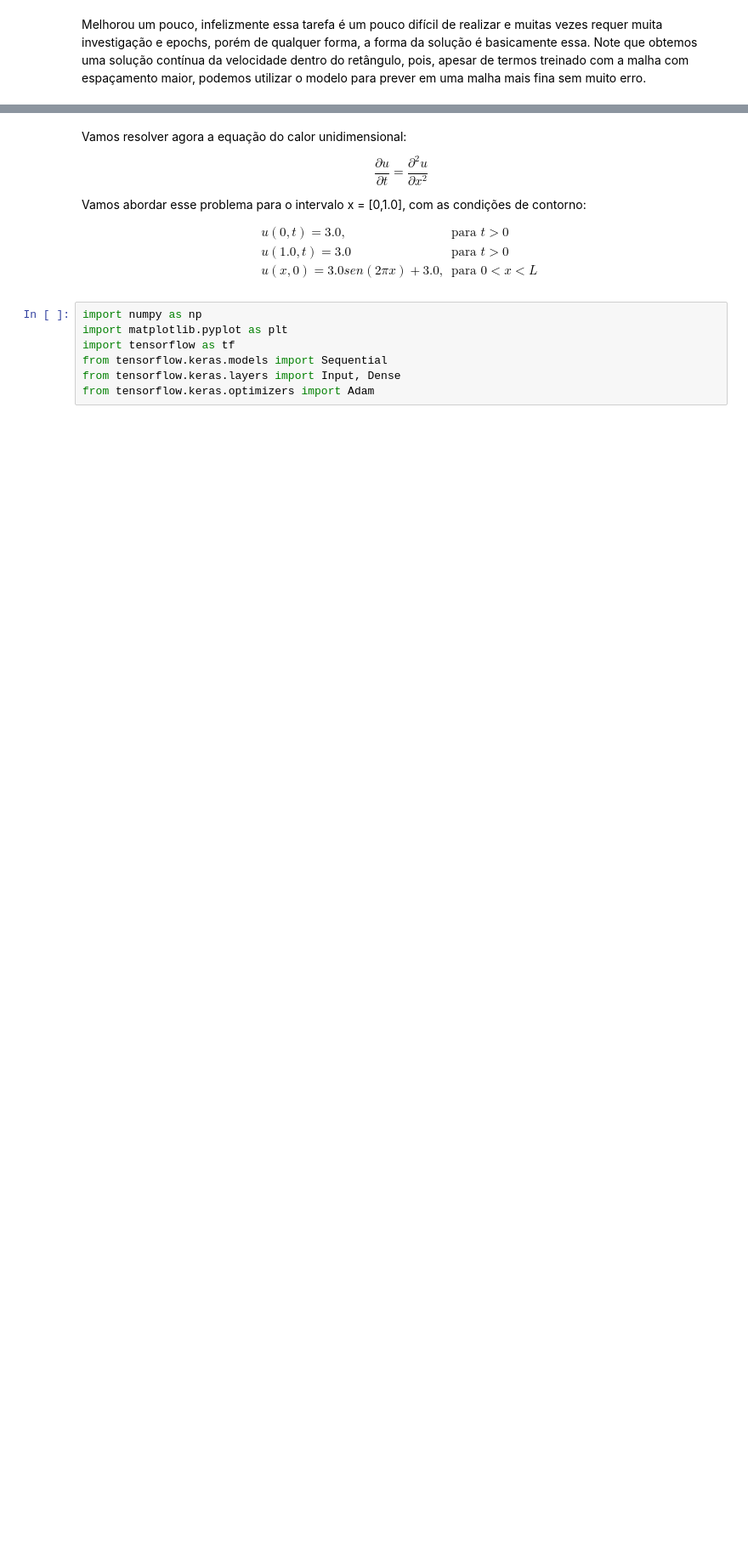
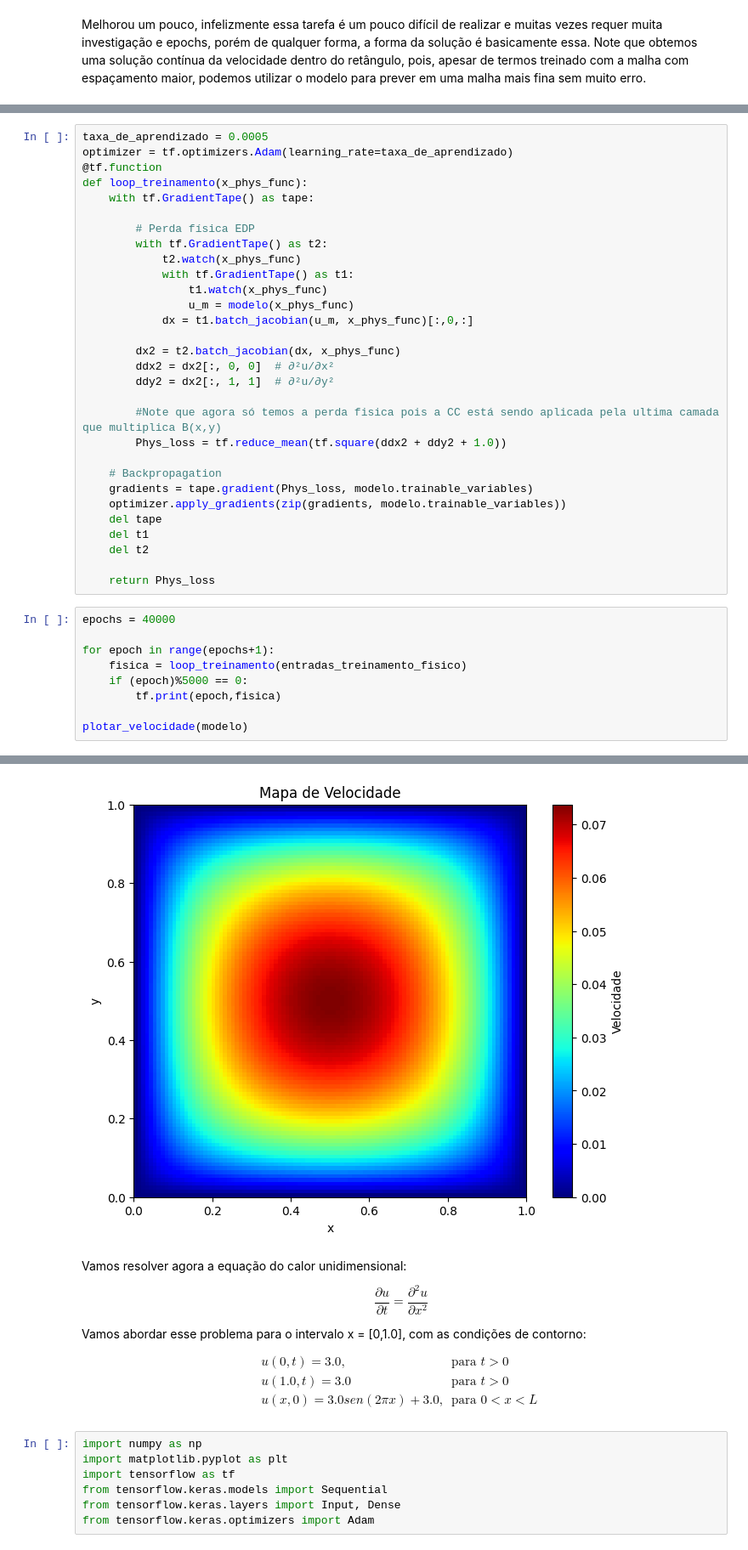
Before and after one commit to monnomero/IA-para-fisica, a Jupyter notebook: aula4.ipynb, the cells around one changed output, grey strips where cells are left out. Shown at 85% size. Cells and saved outputs as stored; diff of their text form; blank space fills up the shorter version.

```diff
--- a/aula4.ipynb
+++ b/aula4.ipynb
@@ -187,0 +261,40 @@ Melhorou um pouco, infelizmente essa tarefa é um pouco difícil de realizar e m
+# %%
+taxa_de_aprendizado = 0.0005
+optimizer = tf.optimizers.Adam(learning_rate=taxa_de_aprendizado)
+@tf.function
+def loop_treinamento(x_phys_func):
+    with tf.GradientTape() as tape:
+
+        # Perda física EDP
+        with tf.GradientTape() as t2:
+            t2.watch(x_phys_func)
+            with tf.GradientTape() as t1:
+                t1.watch(x_phys_func)
+                u_m = modelo(x_phys_func)
+            dx = t1.batch_jacobian(u_m, x_phys_func)[:,0,:]
+
+        dx2 = t2.batch_jacobian(dx, x_phys_func)
+        ddx2 = dx2[:, 0, 0]  # ∂²u/∂x²
+        ddy2 = dx2[:, 1, 1]  # ∂²u/∂y²
+
+        #Note que agora só temos a perda fisica pois a CC está sendo aplicada pela ultima camada que multiplica B(x,y)
+        Phys_loss = tf.reduce_mean(tf.square(ddx2 + ddy2 + 1.0))
+
+    # Backpropagation
+    gradients = tape.gradient(Phys_loss, modelo.trainable_variables)
+    optimizer.apply_gradients(zip(gradients, modelo.trainable_variables))
+    del tape
+    del t1
+    del t2
+
+    return Phys_loss
+# %%
+epochs = 40000
+
+for epoch in range(epochs+1):
+    fisica = loop_treinamento(entradas_treinamento_fisico)
+    if (epoch)%5000 == 0:
+        tf.print(epoch,fisica)
+
+plotar_velocidade(modelo)
+# %% [output]
@@ -188,3 +310,4 @@ Melhorou um pouco, infelizmente essa tarefa é um pouco difícil de realizar e m
+[figure, added]
 # %% [markdown]
 Vamos resolver agora a equação do calor unidimensional:
 
```
Also changed, not shown: parts of 7 cells of this notebook.
